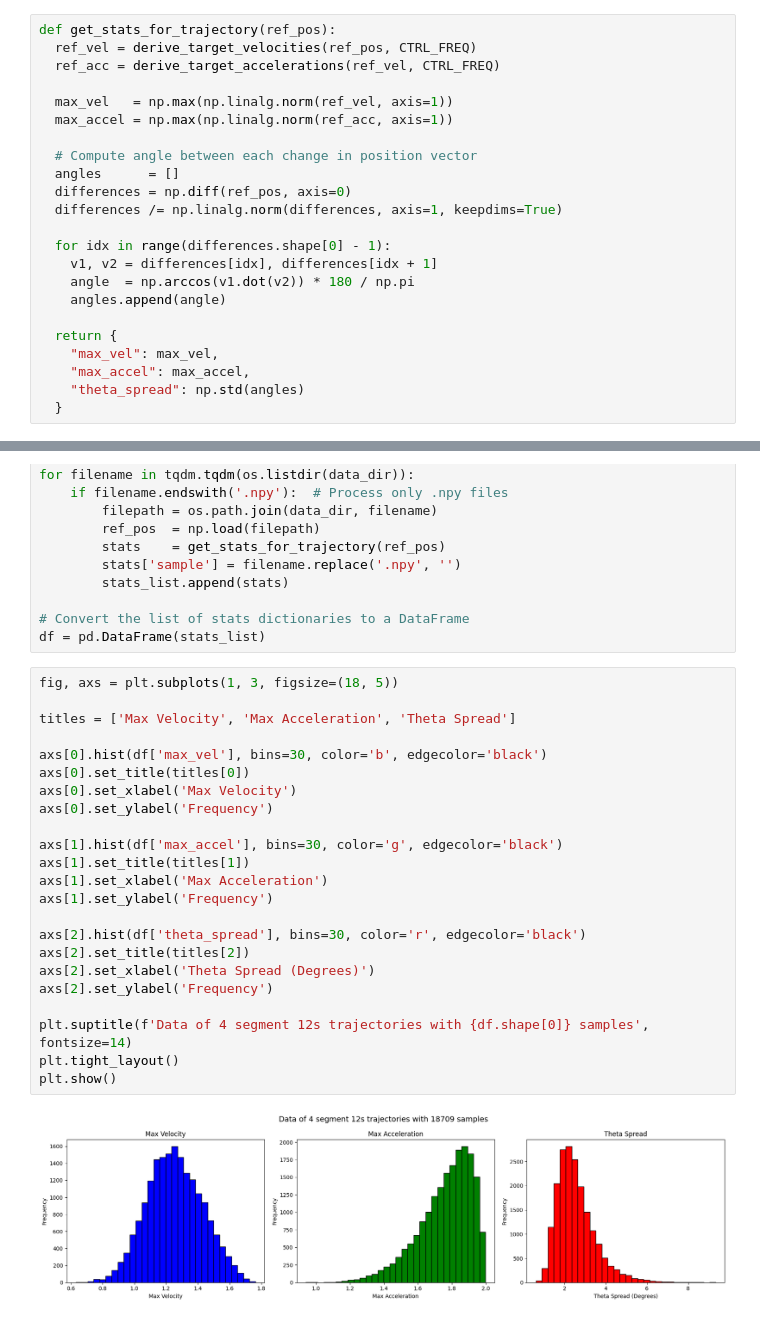
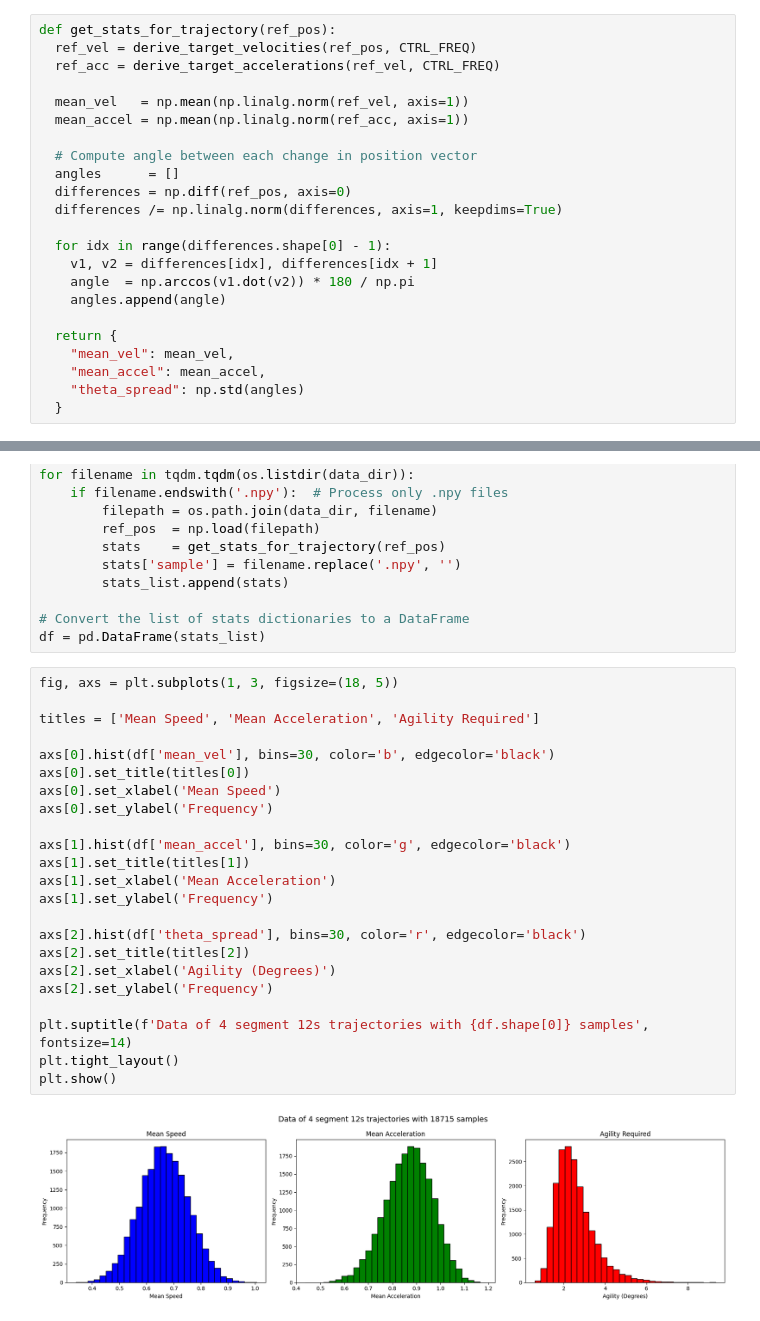
Before and after one commit to sparthaje/quadrotor-diffusion, a Jupyter notebook: unconditioned/viz_data_distribution.ipynb, the cells around one changed output, grey strips where cells are left out. Cells and saved outputs as stored; diff of their text form.

```diff
--- a/unconditioned/viz_data_distribution.ipynb
+++ b/unconditioned/viz_data_distribution.ipynb
@@ -18,8 +18,8 @@ def get_stats_for_trajectory(ref_pos):
   ref_vel = derive_target_velocities(ref_pos, CTRL_FREQ)
   ref_acc = derive_target_accelerations(ref_vel, CTRL_FREQ)
 
-  max_vel   = np.max(np.linalg.norm(ref_vel, axis=1))
-  max_accel = np.max(np.linalg.norm(ref_acc, axis=1))
+  mean_vel   = np.mean(np.linalg.norm(ref_vel, axis=1))
+  mean_accel = np.mean(np.linalg.norm(ref_acc, axis=1))
 
   # Compute angle between each change in position vector
   angles      = []
@@ -32,8 +32,8 @@ def get_stats_for_trajectory(ref_pos):
     angles.append(angle)
 
   return {
-    "max_vel": max_vel,
-    "max_accel": max_accel,
+    "mean_vel": mean_vel,
+    "mean_accel": mean_accel,
     "theta_spread": np.std(angles)
   }
 # %%
@@ -53,26 +53,26 @@ df = pd.DataFrame(stats_list)
 # %%
 fig, axs = plt.subplots(1, 3, figsize=(18, 5))
 
-titles = ['Max Velocity', 'Max Acceleration', 'Theta Spread']
+titles = ['Mean Speed', 'Mean Acceleration', 'Agility Required']
 
-axs[0].hist(df['max_vel'], bins=30, color='b', edgecolor='black')
+axs[0].hist(df['mean_vel'], bins=30, color='b', edgecolor='black')
 axs[0].set_title(titles[0])
-axs[0].set_xlabel('Max Velocity')
+axs[0].set_xlabel('Mean Speed')
 axs[0].set_ylabel('Frequency')
 
-axs[1].hist(df['max_accel'], bins=30, color='g', edgecolor='black')
+axs[1].hist(df['mean_accel'], bins=30, color='g', edgecolor='black')
 axs[1].set_title(titles[1])
-axs[1].set_xlabel('Max Acceleration')
+axs[1].set_xlabel('Mean Acceleration')
 axs[1].set_ylabel('Frequency')
 
 axs[2].hist(df['theta_spread'], bins=30, color='r', edgecolor='black')
 axs[2].set_title(titles[2])
-axs[2].set_xlabel('Theta Spread (Degrees)')
+axs[2].set_xlabel('Agility (Degrees)')
 axs[2].set_ylabel('Frequency')
 
 plt.suptitle(f'Data of 4 segment 12s trajectories with {df.shape[0]} samples', fontsize=14)
 plt.tight_layout()
 plt.show()
 # %% [output]
-[figure, old version]
+[figure, new version]
 # %%
```
Also changed, not shown: parts of 1 cell of this notebook, 5 other files.
